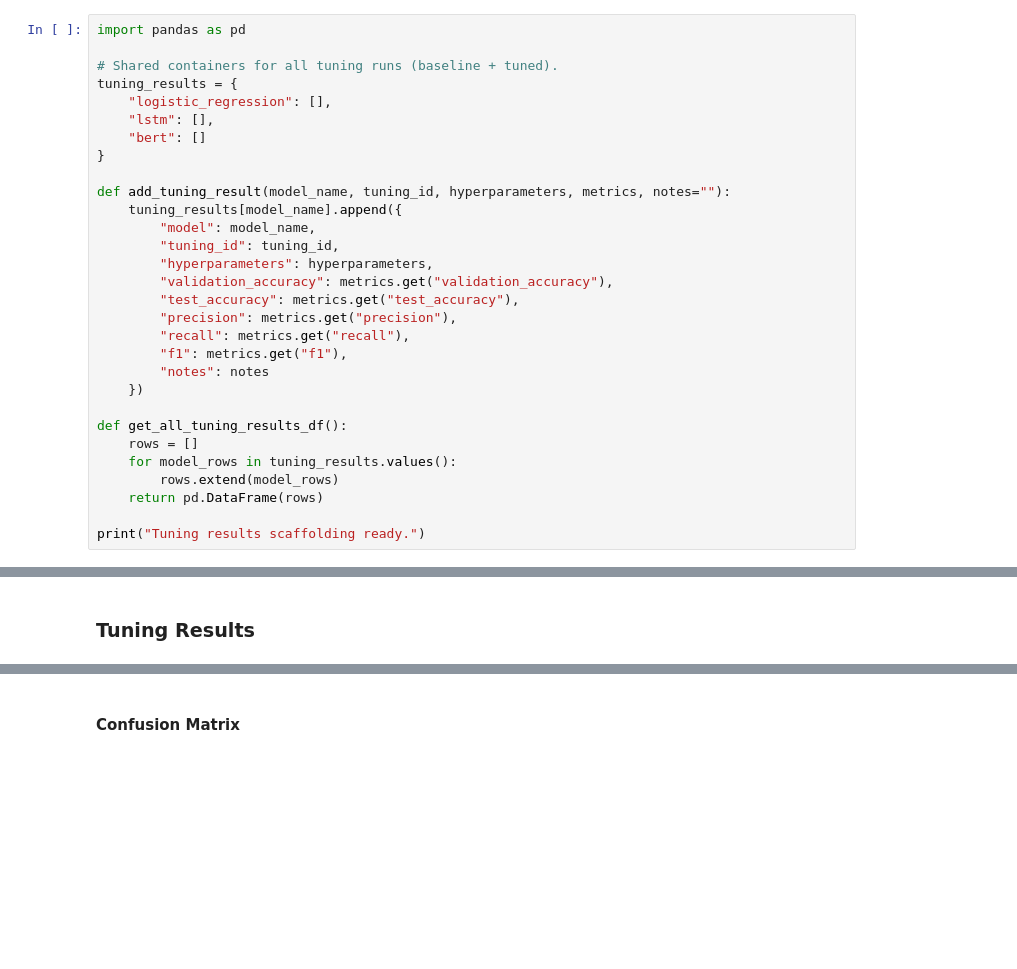
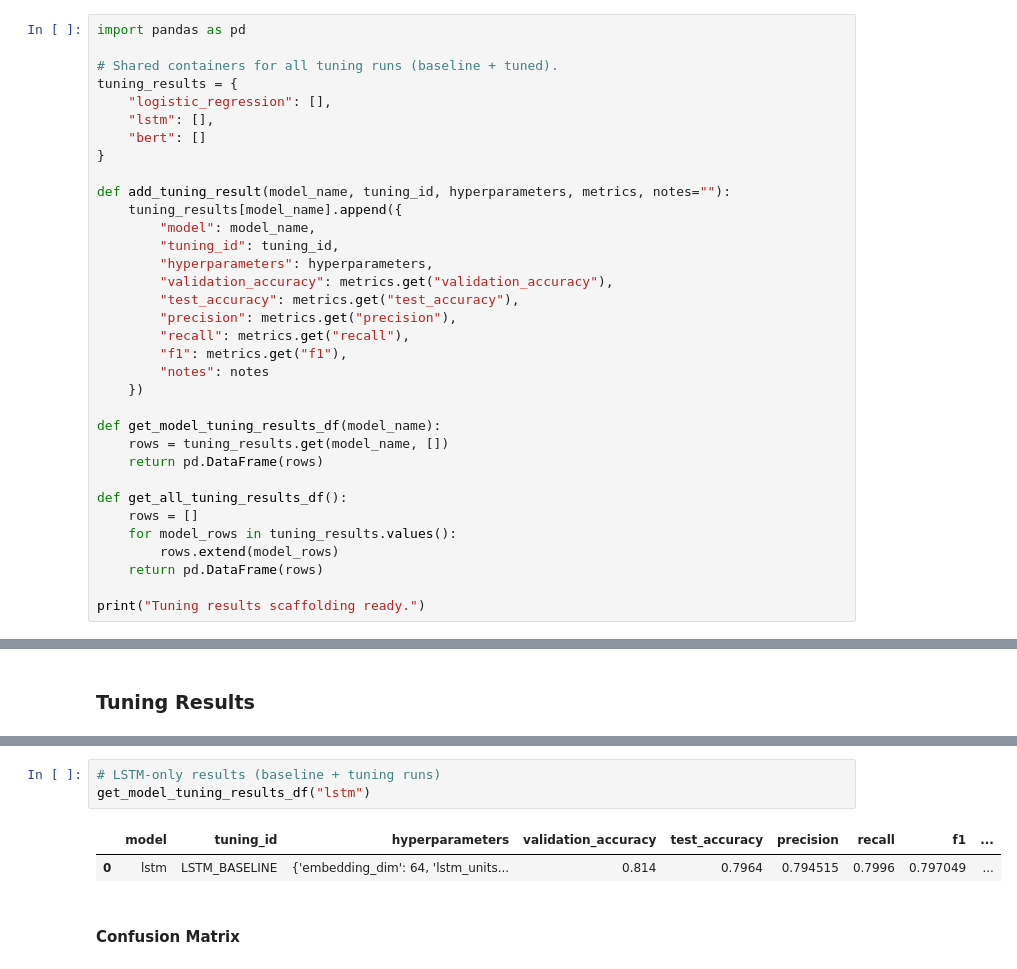
Before and after one commit to gsonego/2nd__Submission, a Jupyter notebook: SWRDC9011_ML_CA4_Group_Project_IMDB_003.ipynb, the cells around one changed output, grey strips where cells are left out. Cells and saved outputs as stored; diff of their text form; blank space fills up the shorter version.

```diff
--- a/SWRDC9011_ML_CA4_Group_Project_IMDB_003.ipynb
+++ b/SWRDC9011_ML_CA4_Group_Project_IMDB_003.ipynb
@@ -909,6 +909,10 @@ def add_tuning_result(model_name, tuning_id, hyperparameters, metrics, notes="")
         "notes": notes
     })
 
+def get_model_tuning_results_df(model_name):
+    rows = tuning_results.get(model_name, [])
+    return pd.DataFrame(rows)
+
 def get_all_tuning_results_df():
     rows = []
     for model_rows in tuning_results.values():
@@ -1765,3 +1795,9 @@ get_all_tuning_results_df()
+# %%
+# LSTM-only results (baseline + tuning runs)
+get_model_tuning_results_df("lstm")
+# %% [output]
+|  | model | tuning_id | hyperparameters | validation_accuracy | test_accuracy | precision | recall | f1 | ... |
+| 0 | lstm | LSTM_BASELINE | {'embedding_dim': 64, 'lstm_units... | 0.814 | 0.7964 | 0.794515 | 0.7996 | 0.797049 | ... |
 # %% [markdown]
 #### Confusion Matrix
 # %%
```
Also changed, not shown: parts of 3 cells of this notebook.
